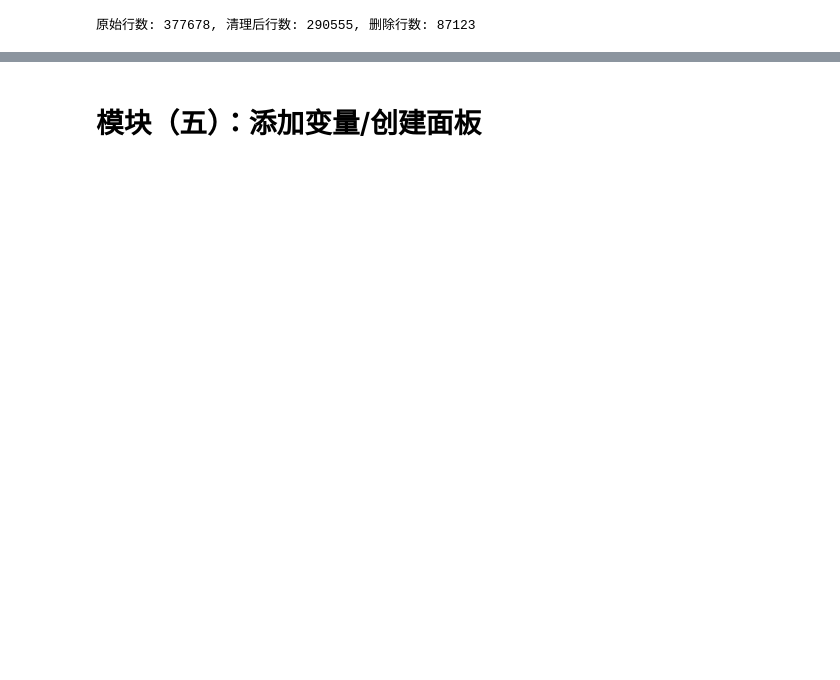
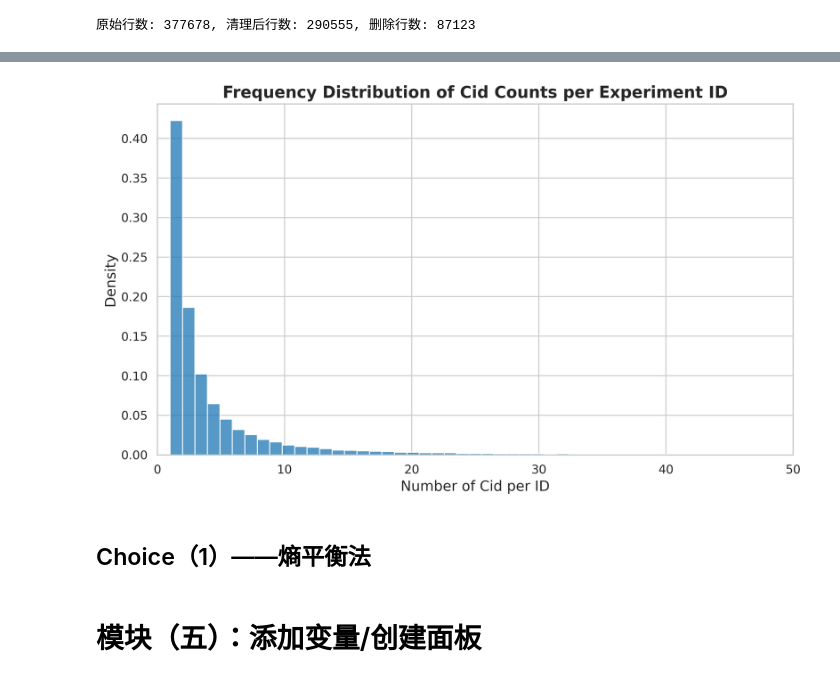
Before and after one commit to moonnotwhite30/notebook-backup, a Jupyter notebook: 2025_09_05.ipynb, the cells around one changed output, grey strips where cells are left out. Drawn from its saved outputs; the diff is of its cells as text; code cells hidden in the pictures; blank space fills up the shorter version.

```diff
--- a/2025_09_05.ipynb
+++ b/2025_09_05.ipynb
@@ -1666,0 +1740,14 @@ E_C_df
+# %%
+# 统计删除前行数
+total_before = E_C_df_clean.shape[0]
+
+# 筛选出不在 df_containretra3 的 id 列中的行
+E_C_df_clean = E_C_df_clean[~E_C_df_clean["Cid"].isin(df_containretra3["id"])]
+
+# 统计删除后行数
+total_after = E_C_df_clean.shape[0]
+deleted = total_before - total_after
+
+print(f"✅ 原始行数: {total_before}")
+print(f"❌ 删除行数: {deleted}")
+print(f"📌 剩余行数: {total_after}")
@@ -1666,0 +1760,6 @@ E_C_df
+# %%
+# 统计每个 id 对应的 Cid 数量
+NumC_of_E = E_C_df_clean.groupby("id")["Cid"].nunique().reset_index()
+
+# 改列名
+NumC_of_E.columns = ["id", "NumC"]
@@ -1667,2 +1782,34 @@ E_C_df
+# %%
+import matplotlib.pyplot as plt
+import seaborn as sns
+
+# 去掉极端值 > 50
+data = NumC_of_E[NumC_of_E["NumC"] <= 50]
+
+# 设置顶刊风格
+sns.set(style="whitegrid")  # 干净网格背景
+plt.figure(figsize=(10, 6), dpi=300)  # 高清输出
+
+# 绘制频率分布直方图（去掉曲线）
+sns.histplot(data=data, x="NumC", bins=50, stat="density", color="#1f77b4", edgecolor="white")
+
+# 美化图表
+plt.title("Frequency Distribution of Cid Counts per Experiment ID", fontsize=16, weight='bold')
+plt.xlabel("Number of Cid per ID", fontsize=14)
+plt.ylabel("Density", fontsize=14)
+plt.xticks(fontsize=12)
+plt.yticks(fontsize=12)
+plt.xlim(0, 50)  # 保持一致
+plt.tight_layout()
+
+# 保存高清图片
+plt.savefig("NumC_of_E_distribution.png", dpi=600)  # 600dpi 高清
+plt.show()
+##=============================================##
+#可以看出实验组控制组1对1的还是占据了大部分（约42%）
+# %% [output]
+[figure, added]
+# %% [markdown]
+## Choice（1）——熵平衡法
 # %% [markdown]
 # 模块（五）：添加变量/创建面板
```
Also changed, not shown: parts of 37 cells of this notebook.
